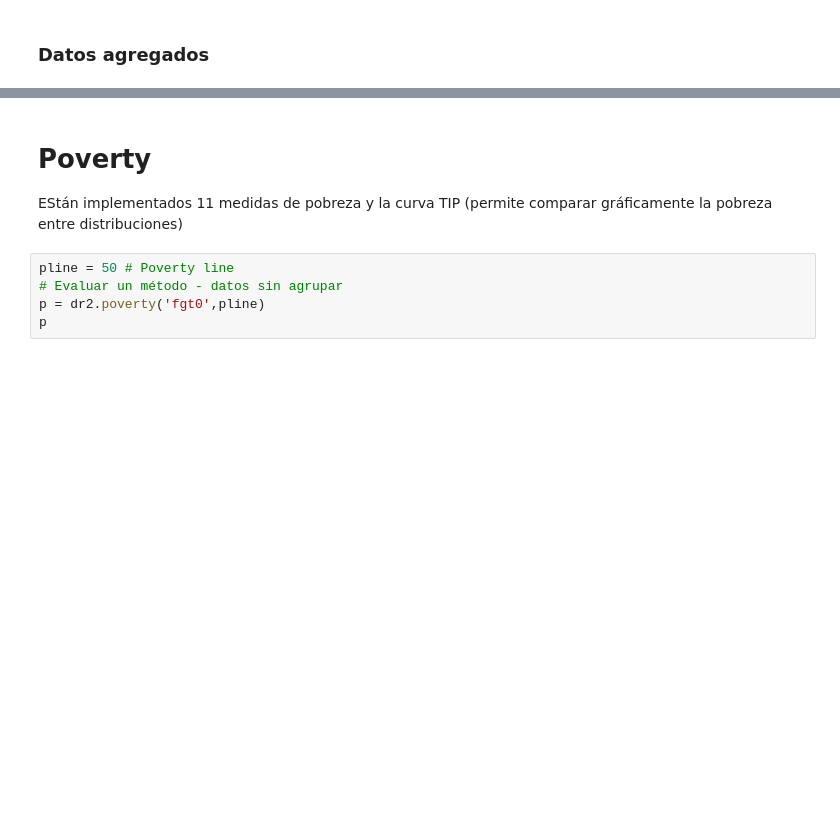
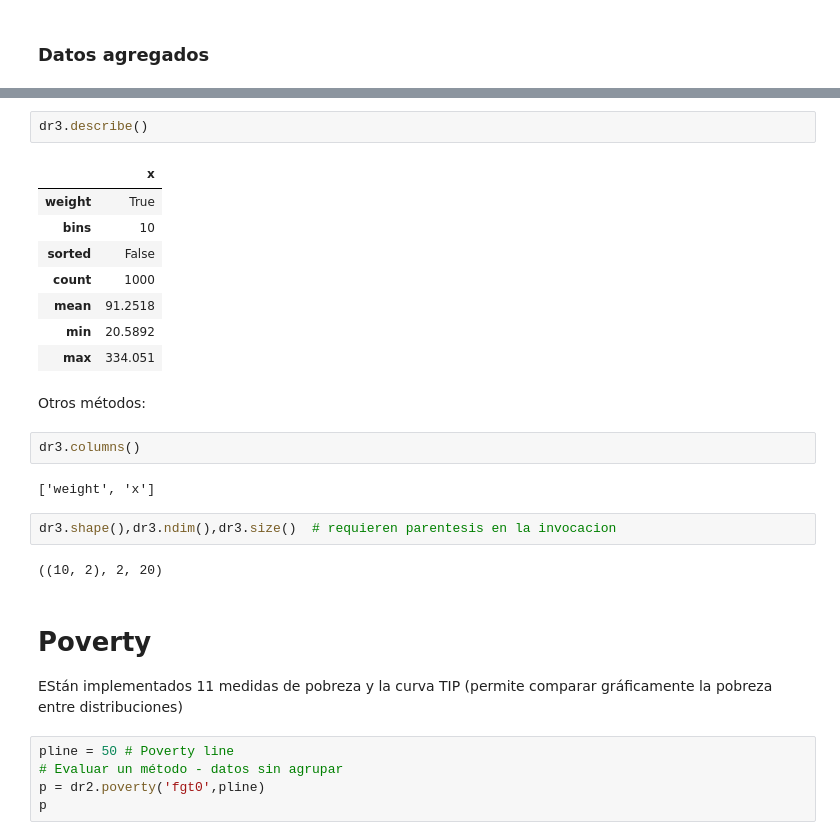
Before and after one commit to ngrion/apode, a Jupyter notebook: apode.ipynb, the cells around one changed output, grey strips where cells are left out. Saved outputs shown, nothing was run; the diff lists cells and outputs as text; blank space fills up the shorter version.

```diff
--- a/apode.ipynb
+++ b/apode.ipynb
@@ -96,3 +165,24 @@ df3
+# %%
+dr3.describe()
+# %% [output]
+|  | x |
+| weight | True |
+| bins | 10 |
+| sorted | False |
+| count | 1000 |
+| mean | 91.2518 |
+| min | 20.5892 |
+| max | 334.051 |
+# %% [markdown]
+Otros métodos:
+# %%
+dr3.columns()
+# %% [output]
+['weight', 'x']
+# %%
+dr3.shape(),dr3.ndim(),dr3.size()  # requieren parentesis en la invocacion
+# %% [output]
+((10, 2), 2, 20)
 # %% [markdown]
 # Poverty
 
```
Also changed, not shown: parts of 21 cells of this notebook, 8 other files.
